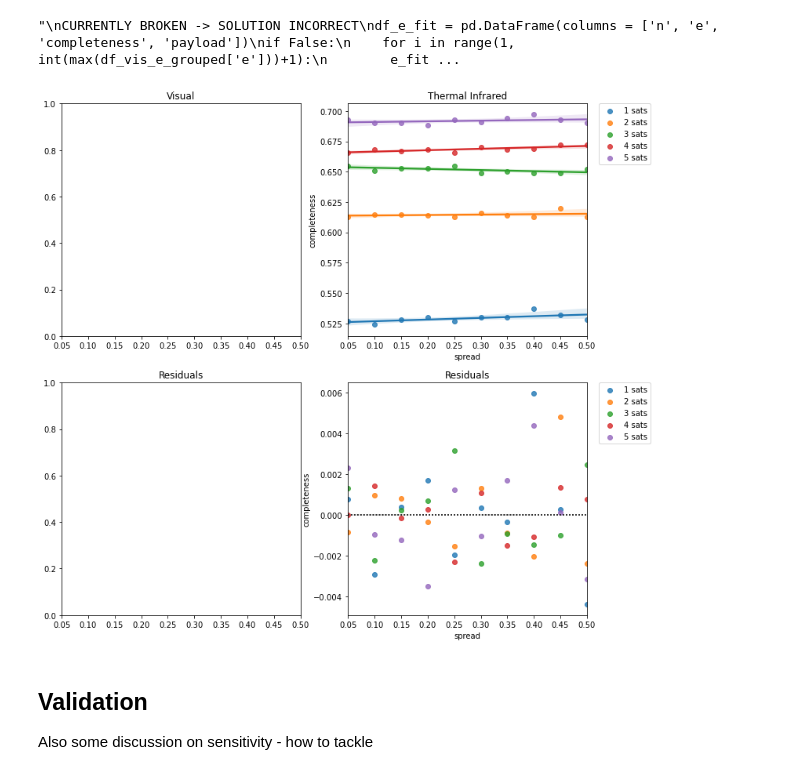
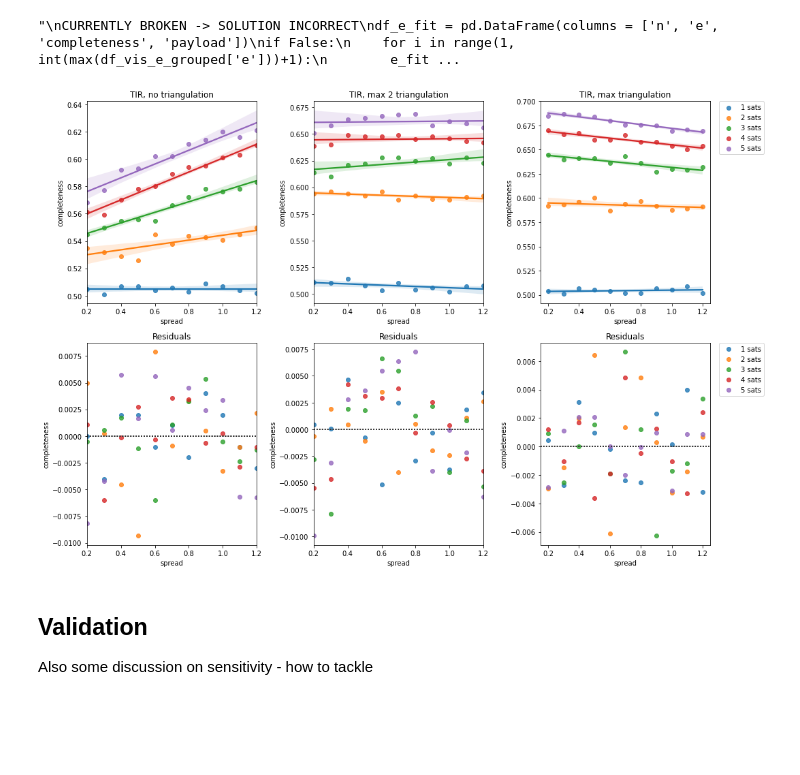
Before and after one commit to ArjanVermeulen97/thesis, a Jupyter notebook: analysis/Exploratory research.ipynb, the cells around one changed output. Saved outputs shown, nothing was run; the diff lists cells and outputs as text; code cells hidden in the pictures; blank space fills up the shorter version.

```diff
--- a/analysis/Exploratory research.ipynb
+++ b/analysis/Exploratory research.ipynb
@@ -37,8 +37,9 @@ df_tir_a = pd.read_csv(data_path + "results_1000_jpl_tir_a.csv")
 df_vis_n = pd.read_csv(data_path + "results_1000_jpl_vis_n.csv")
 df_tir_n = pd.read_csv(data_path + "results_1000_jpl_tir_n.csv")
 
-#df_vis_s = pd.read_csv(data_path + "results_1000_jpl_vis_s.csv") - Faulty, currently re-running
-df_tir_s = pd.read_csv(data_path + "results_1000_jpl_tir_s.csv")
+df_tir_s_si = pd.read_csv(data_path + "results_1000_jpl_tir_s_nodouble.csv")
+df_tir_s_db = pd.read_csv(data_path + "results_1000_jpl_tir_s_nomax.csv")
+df_tir_s_mx = pd.read_csv(data_path + "results_1000_jpl_tir_s_retry.csv")
 
 df_vis_e = pd.read_csv(data_path + "results_1000_jpl_vis_e.csv")
 df_tir_e = pd.read_csv(data_path + "results_1000_jpl_tir_e.csv")
@@ -147,10 +148,10 @@ df_vis_e_grouped = df_vis_e_grouped[df_vis_e_grouped['n'] < 6]
 df_tir_e_grouped = df_tir_e_grouped[df_tir_e_grouped['n'] < 6]
 
 for i in range(1, int(max(df_tir_e_grouped['n']))+1):
-    sns.regplot(data=df_vis_e_grouped[df_tir_e_grouped['n'] == i], x='e', y='completeness', ax=axes_e[0][0], label=f"{i} sats", order=4, ci=0)
-    sns.regplot(data=df_tir_e_grouped[df_tir_e_grouped['n'] == i], x='e', y='completeness', ax=axes_e[0][1], label=f"{i} sats", order=4, ci=0)
-    sns.residplot(data=df_vis_e_grouped[df_vis_e_grouped['n'] == i], x='e', y='completeness', ax=axes_e[1][0], label=f"{i} sats", order=4)
-    sns.residplot(data=df_tir_e_grouped[df_tir_e_grouped['n'] == i], x='e', y='completeness', ax=axes_e[1][1], label=f"{i} sats", order=4)
+    sns.regplot(data=df_vis_e_grouped[df_tir_e_grouped['n'] == i], x='e', y='completeness', ax=axes_e[0][0], label=f"{i} sats", order=2, ci=0)
+    sns.regplot(data=df_tir_e_grouped[df_tir_e_grouped['n'] == i], x='e', y='completeness', ax=axes_e[0][1], label=f"{i} sats", order=2, ci=0)
+    sns.residplot(data=df_vis_e_grouped[df_vis_e_grouped['n'] == i], x='e', y='completeness', ax=axes_e[1][0], label=f"{i} sats", order=2)
+    sns.residplot(data=df_tir_e_grouped[df_tir_e_grouped['n'] == i], x='e', y='completeness', ax=axes_e[1][1], label=f"{i} sats", order=2)
 axes_e[0][1].legend(bbox_to_anchor=(1.05, 1), loc='upper left', borderaxespad=0)
 axes_e[1][1].legend(bbox_to_anchor=(1.05, 1), loc='upper left', borderaxespad=0)
 plt.show()
@@ -213,32 +214,39 @@ df_e_fit
 "\nCURRENTLY BROKEN -> SOLUTION INCORRECT\ndf_e_fit = pd.DataFrame(columns = ['n', 'e', 'completeness', 'payload'])\nif False:\n    for i in range(1, int(max(df_vis_e_grouped['e']))+1):\n        e_fit ...
 # %%
 # Inter-satellite spread
-fig_s, axes_s = plt.subplots(2, 2, figsize=(12, 12))
+fig_s, axes_s = plt.subplots(2, 3, figsize=(15, 10))
 for i in range(2):
     for j in range(2):
-        axes_s[i][j].set_xlim((0.05, 0.5))
+        axes_s[i][j].set_xlim((0.2, 1.2))
 
-axes_s[0][0].set_title('Visual')
-axes_s[0][1].set_title('Thermal Infrared')
+axes_s[0][0].set_title('TIR, no triangulation')
+axes_s[0][1].set_title('TIR, max 2 triangulation')
+axes_s[0][2].set_title('TIR, max triangulation')
 axes_s[1][0].set_title('Residuals')
 axes_s[1][1].set_title('Residuals')
+axes_s[1][2].set_title('Residuals')
 
-#df_vis_s_grouped = df_vis_s.groupby(['n', 'spread']).max('completeness').reset_index()
-df_tir_s_grouped = df_tir_s.groupby(['n', 'spread']).max('completeness').reset_index()
+df_tir_si_grouped = df_tir_s_si.groupby(['n', 'spread']).max('completeness').reset_index()
+df_tir_db_grouped = df_tir_s_db.groupby(['n', 'spread']).max('completeness').reset_index()
+df_tir_mx_grouped = df_tir_s_mx.groupby(['n', 'spread']).max('completeness').reset_index()
 
-#df_vis_s_grouped = df_vis_s_grouped[df_vis_s_grouped['n'] < 6]
-df_tir_s_grouped = df_tir_s_grouped[df_tir_s_grouped['n'] < 6]
+df_tir_si_grouped = df_tir_si_grouped[df_tir_si_grouped['n'] < 6]
+df_tir_db_grouped = df_tir_db_grouped[df_tir_db_grouped['n'] < 6]
+df_tir_mx_grouped = df_tir_mx_grouped[df_tir_mx_grouped['n'] < 6]
 
-for i in range(1, int(max(df_tir_s_grouped['n']))+1):
-    #sns.regplot(data=df_vis_s_grouped.loc[df_tir_s_grouped['n'] == i], x='spread', y='completeness', ax=axes_s[0][0], label=f"{i} sats")
-    sns.regplot(data=df_tir_s_grouped.loc[df_tir_s_grouped['n'] == i], x='spread', y='completeness', ax=axes_s[0][1], label=f"{i} sats")
-    #sns.residplot(data=df_vis_s_grouped.loc[df_vis_s_grouped['n'] == i], x='spread', y='completeness', ax=axes_s[1][0], label=f"{i} sats")
-    sns.residplot(data=df_tir_s_grouped.loc[df_tir_s_grouped['n'] == i], x='spread', y='completeness', ax=axes_s[1][1], label=f"{i} sats")
-axes_s[0][1].legend(bbox_to_anchor=(1.05, 1), loc='upper left', borderaxespad=0)
-axes_s[1][1].legend(bbox_to_anchor=(1.05, 1), loc='upper left', borderaxespad=0)
+for i in range(1, int(max(df_tir_si_grouped['n']))+1):
+    sns.regplot(data=df_tir_si_grouped.loc[df_tir_si_grouped['n'] == i], x='spread', y='completeness', ax=axes_s[0][0], order=1, label=f"{i} sats")
+    sns.residplot(data=df_tir_si_grouped.loc[df_tir_si_grouped['n'] == i], x='spread', y='completeness', ax=axes_s[1][0], order=1, label=f"{i} sats")
+    sns.regplot(data=df_tir_db_grouped.loc[df_tir_db_grouped['n'] == i], x='spread', y='completeness', ax=axes_s[0][1], order=1, label=f"{i} sats")
+    sns.residplot(data=df_tir_db_grouped.loc[df_tir_db_grouped['n'] == i], x='spread', y='completeness', ax=axes_s[1][1], order=1, label=f"{i} sats")
+    sns.regplot(data=df_tir_mx_grouped.loc[df_tir_mx_grouped['n'] == i], x='spread', y='completeness', ax=axes_s[0][2], order=1, label=f"{i} sats")
+    sns.residplot(data=df_tir_mx_grouped.loc[df_tir_mx_grouped['n'] == i], x='spread', y='completeness', ax=axes_s[1][2], order=1, label=f"{i} sats")
+axes_s[0][2].legend(bbox_to_anchor=(1.05, 1), loc='upper left', borderaxespad=0)
+axes_s[1][2].legend(bbox_to_anchor=(1.05, 1), loc='upper left', borderaxespad=0)
+plt.tight_layout()
 plt.show()
 # %% [output]
-[figure, old version]
+[figure, new version]
 # %% [markdown]
 ## Validation
 
```
Also changed, not shown: parts of 2 cells of this notebook, 33 other files.
